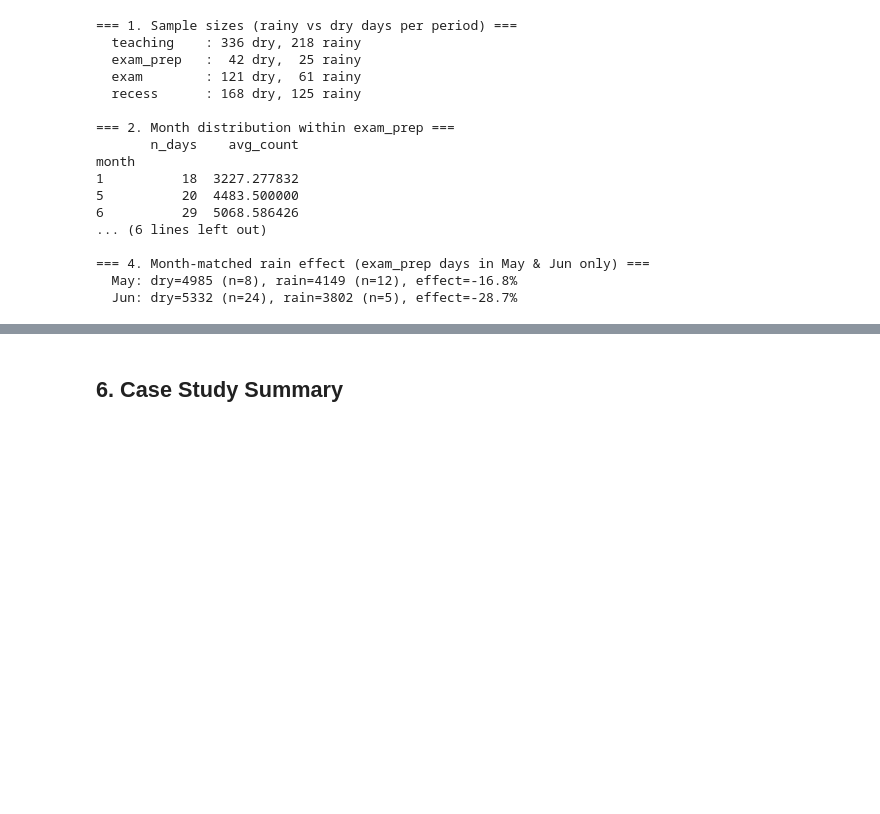
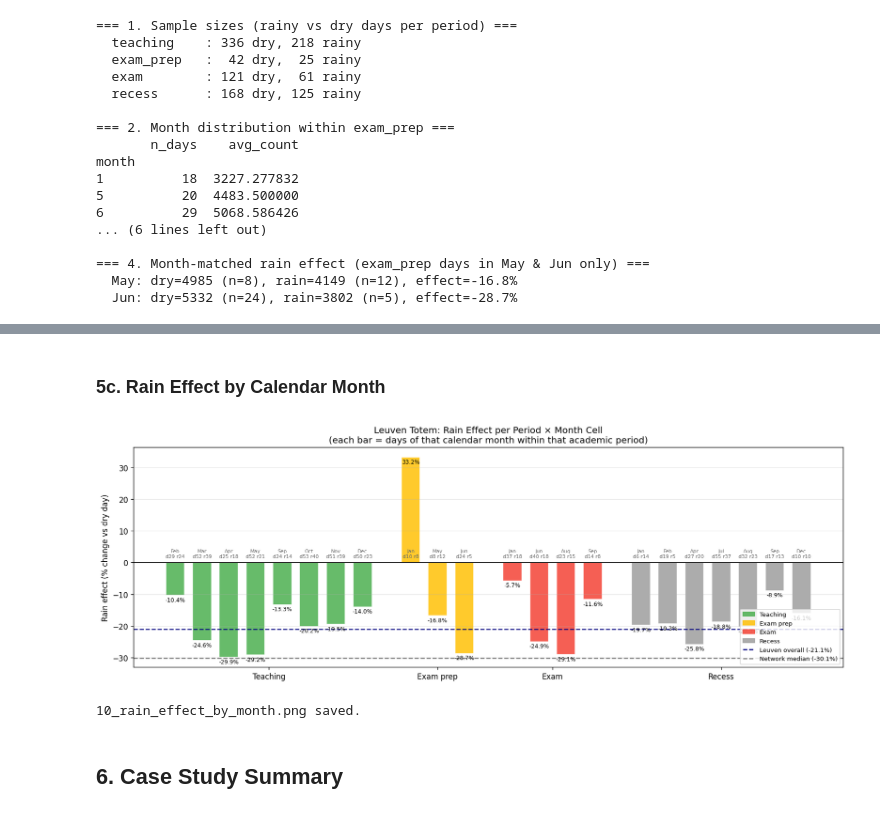
Before and after one commit to Queena34/mda-cycling-weather-group6, a Jupyter notebook: notebooks/10_leuven_totem_case.ipynb, the cells around one changed output, grey strips where cells are left out. Cells and saved outputs as stored; diff of their text form; code cells hidden in the pictures; blank space fills up the shorter version.

```diff
--- a/notebooks/10_leuven_totem_case.ipynb
+++ b/notebooks/10_leuven_totem_case.ipynb
@@ -449,3 +543,82 @@ month
+# %% [markdown]
+### 5c. Rain Effect by Calendar Month
+# %%
+# ── Rain effect per (period × month) cell ─────────────────────────────
+# Each bar = days of calendar month M that fall within academic period P.
+# This is the raw data that feeds into the weighted stratified average.
+MONTH_ABBR = {1:"Jan",2:"Feb",3:"Mar",4:"Apr",5:"May",6:"Jun",
+              7:"Jul",8:"Aug",9:"Sep",10:"Oct",11:"Nov",12:"Dec"}
+
+# Collect qualifying (period, month) cells only
+cells = []
+for p, lbl, color in zip(KU_ORDER, KU_LABELS, KU_BAR_COLORS):
+    sub = leuven[leuven["ku_leuven_period"] == p]
+    for month, grp in sub.groupby("month"):
+        dry_m  = grp[grp["is_rainy_day"] == False]["aantal"].mean()
+        rain_m = grp[grp["is_rainy_day"] == True]["aantal"].mean()
+        n_dry  = (grp["is_rainy_day"] == False).sum()
+        n_rain = (grp["is_rainy_day"] == True).sum()
+        if pd.notna(dry_m) and pd.notna(rain_m) and dry_m > 0 and n_dry >= 3 and n_rain >= 3:
+            cells.append(dict(period=p, label=lbl, color=color,
+                              month=month, month_abbr=MONTH_ABBR[month],
+                              effect=(rain_m - dry_m) / dry_m * 100,
+                              n_dry=n_dry, n_rain=n_rain))
+
+# Build x positions: group by period with a gap between groups
+fig, ax = plt.subplots(figsize=(14, 5))
+x_pos = 0
+group_centers = {}
+bar_width = 0.7
+
+for p, lbl in zip(KU_ORDER, KU_LABELS):
+    period_cells = [c for c in cells if c["period"] == p]
+    if not period_cells:
+        continue
+    positions = []
+    for c in period_cells:
+        ax.bar(x_pos, c["effect"], bar_width,
+               color=c["color"], alpha=0.85, edgecolor="white")
+        ax.text(x_pos, c["effect"] - 0.5, f"{c['effect']:.1f}%",
+                ha="center", va="top", fontsize=7.5)
+        ax.text(x_pos, 1.2,
+                f"{c['month_abbr']}\nd{c['n_dry']} r{c['n_rain']}",
+                ha="center", va="bottom", fontsize=6.5, color="dimgray")
+        positions.append(x_pos)
+        x_pos += 1
+    group_centers[lbl] = np.mean(positions)
+    x_pos += 0.8  # gap between period groups
+
+ax.axhline(0, color="black", linewidth=0.8)
+ax.axhline(lt_rain_effect, color="navy", linestyle="--", linewidth=1.5,
+           label=f"Leuven overall ({lt_rain_effect:.1f}%)")
+ax.axhline(network_rain_effect, color="gray", linestyle="--", linewidth=1.5,
+           label=f"Network median ({network_rain_effect:.1f}%)")
+
+ax.set_xticks(list(group_centers.values()))
+ax.set_xticklabels(list(group_centers.keys()), fontsize=10)
+
+period_patches = [
+    mpatches.Patch(color=KU_BAR_COLORS[i], alpha=0.85, label=KU_LABELS[i])
+    for i in range(len(KU_ORDER))
+]
+ref_handles, ref_labels = ax.get_legend_handles_labels()
+ax.legend(handles=period_patches + ref_handles,
+          labels=KU_LABELS + ref_labels,
+          fontsize=8, loc="lower right")
+
+ax.set_ylabel("Rain effect (% change vs dry day)")
+ax.set_title(
+    "Leuven Totem: Rain Effect per Period × Month Cell\n"
+    "(each bar = days of that calendar month within that academic period)"
+)
+ax.grid(axis="y", alpha=0.3)
+fig.tight_layout()
+fig.savefig(FIGS / "10_rain_effect_by_month.png", dpi=150)
+plt.show()
+print("10_rain_effect_by_month.png saved.")
+# %% [output]
+[figure, added]
+10_rain_effect_by_month.png saved.
 # %% [markdown]
 ## 6. Case Study Summary
 # %%
```
Also changed, not shown: parts of 2 cells of this notebook, 7 other files.
